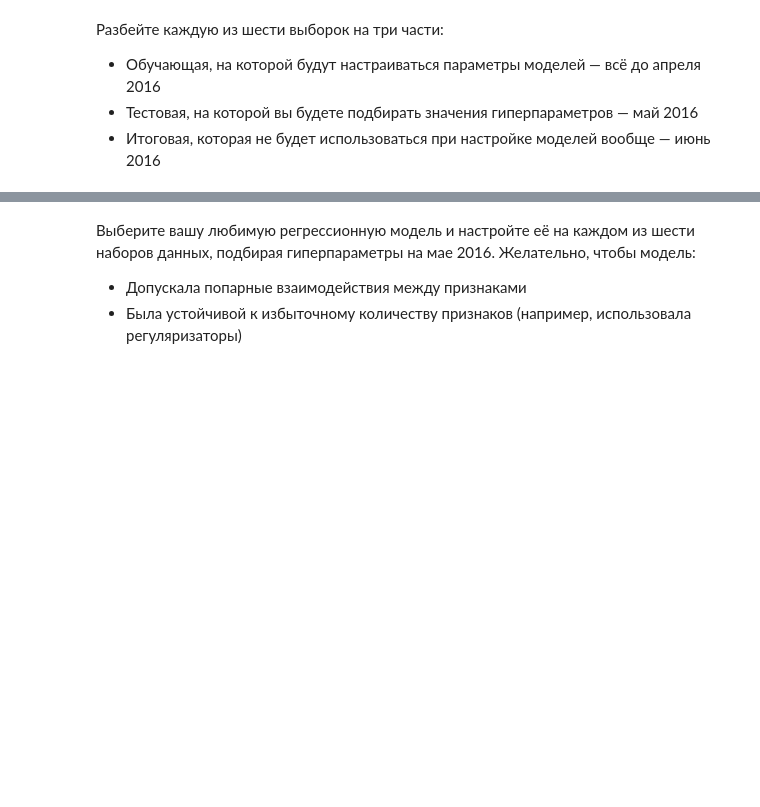
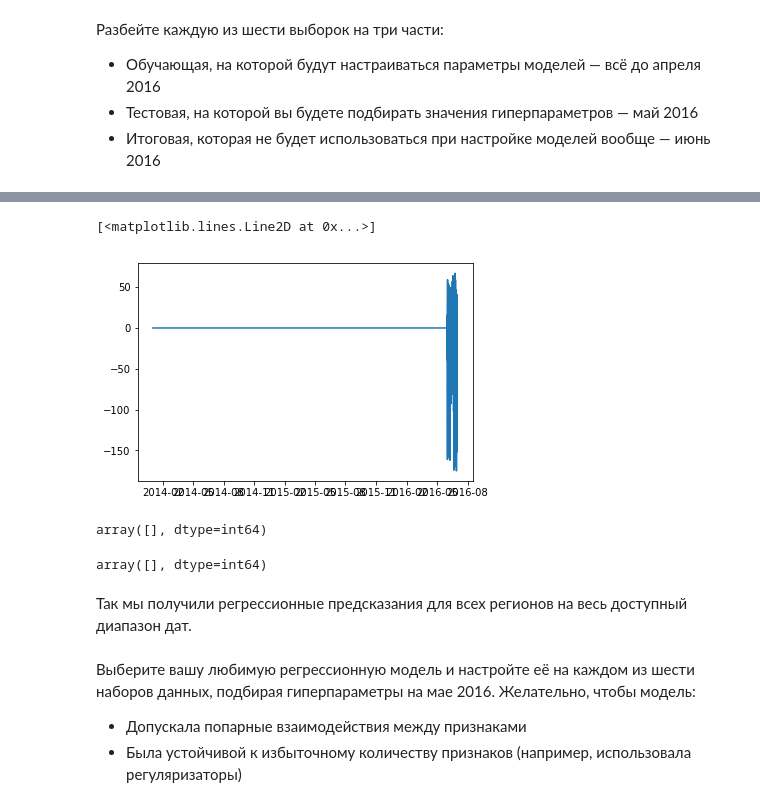
Before and after one commit to PhySci/projectNYtaxi, a Jupyter notebook: week5/week 5-2.ipynb, the cells around one changed output, grey strips where cells are left out. Cells and saved outputs as stored; diff of their text form; code cells hidden in the pictures; blank space fills up the shorter version.

```diff
--- a/week5/week 5-2.ipynb
+++ b/week5/week 5-2.ipynb
@@ -278,0 +363,13 @@ endTest   = '2016-06-30 23:00:00'
+# %%
+plt.plot(endog-exog)
+# %% [output]
+[<matplotlib.lines.Line2D at 0x...>]
+[figure, added]
+# %%
+a[np.isnan(a)]
+# %% [output]
+array([], dtype=int64)
+# %%
+a[~np.isfinite(a)]
+# %% [output]
+array([], dtype=int64)
@@ -279,2 +412,4 @@ endTest   = '2016-06-30 23:00:00'
+# %% [markdown]
+Так мы получили регрессионные предсказания для всех регионов на весь доступный диапазон дат.
 # %%
 trainSet = df3.query('index >= @startTrain and index <= @endTrain')
```
Also changed, not shown: parts of 29 cells of this notebook, 1 other file.
